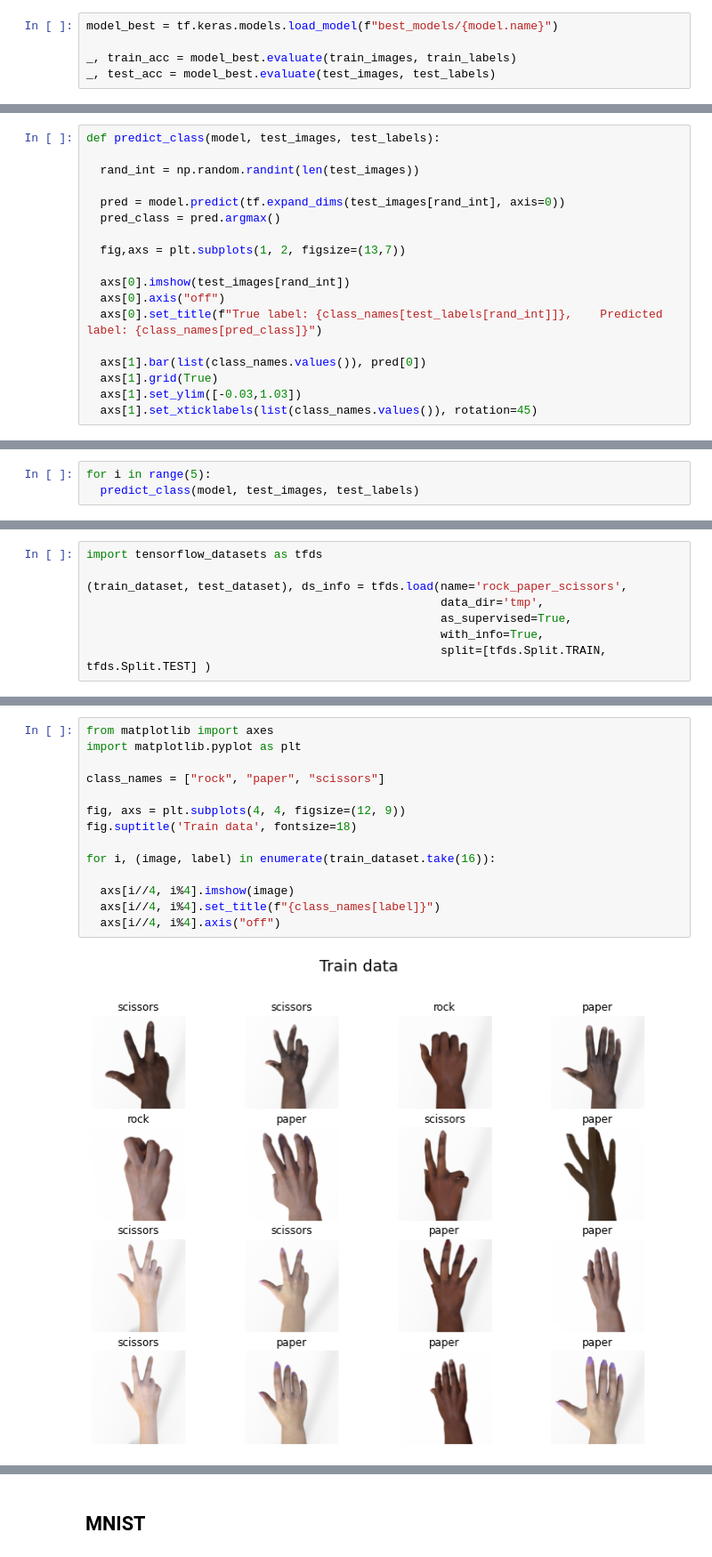
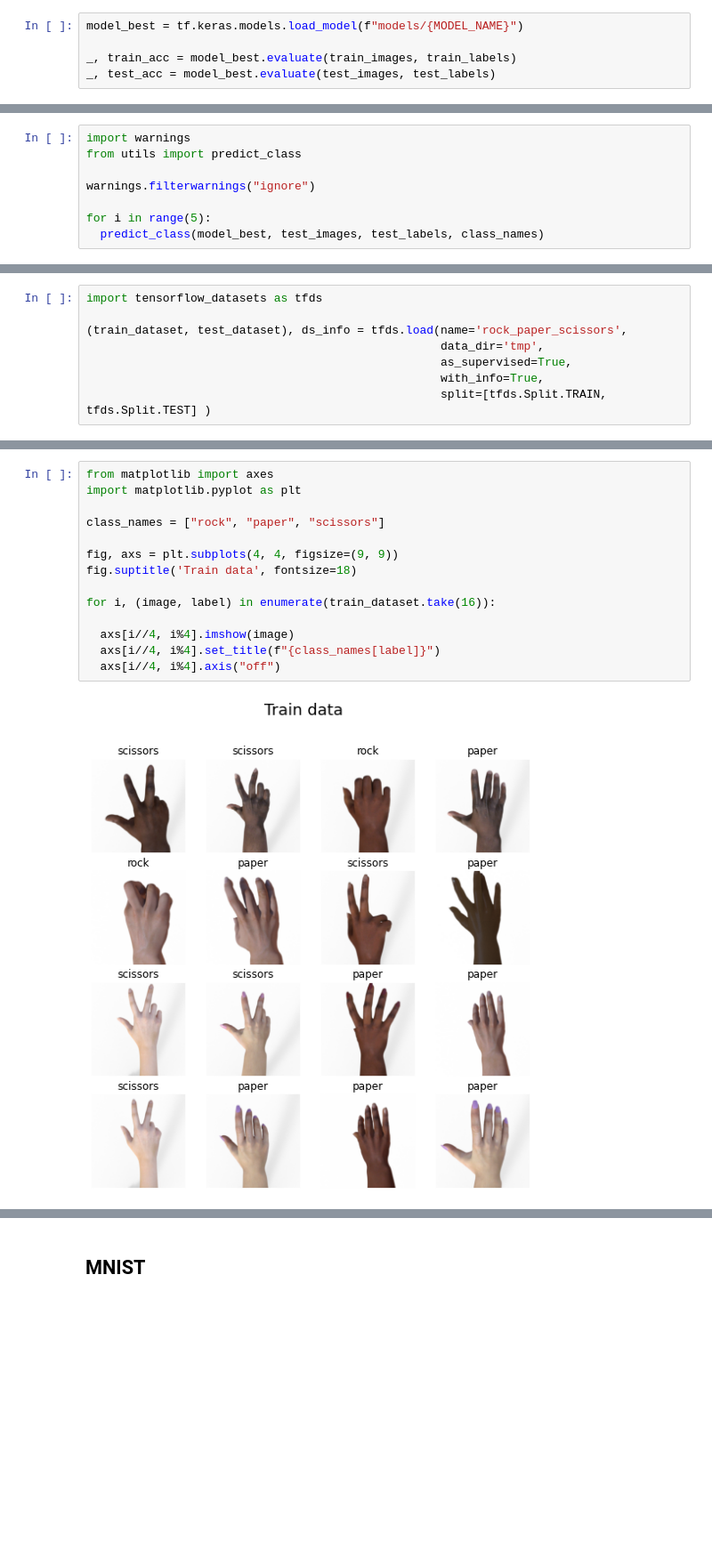
Before and after one commit to KornelWitkowski/TensorFlow-benchmarks, a Jupyter notebook: Image_classification.ipynb, the cells around one changed output, grey strips where cells are left out. Shown at 89% size. Saved outputs shown, nothing was run; the diff lists cells and outputs as text; blank space fills up the shorter version.

```diff
--- a/Image_classification.ipynb
+++ b/Image_classification.ipynb
@@ -94,7 +94,7 @@ INFO:tensorflow:Assets written to: best_models/model_mnist/assets
 # %% [markdown]
 ### Results
 # %%
-model_best = tf.keras.models.load_model(f"best_models/{model.name}")
+model_best = tf.keras.models.load_model(f"models/{MODEL_NAME}")
 
 _, train_acc = model_best.evaluate(train_images, train_labels)
 _, test_acc = model_best.evaluate(test_images, test_labels)
@@ -110,18 +109,0 @@ Test accuracy: 0.9085999727249146
-# %%
-def predict_class(model, test_images, test_labels):
-
-  rand_int = np.random.randint(len(test_images))
-
-  pred = model.predict(tf.expand_dims(test_images[rand_int], axis=0))
-  pred_class = pred.argmax()
-
-  fig,axs = plt.subplots(1, 2, figsize=(13,7))
-
-  axs[0].imshow(test_images[rand_int])
-  axs[0].axis("off")
-  axs[0].set_title(f"True label: {class_names[test_labels[rand_int]]},    Predicted label: {class_names[pred_class]}")
-
-  axs[1].bar(list(class_names.values()), pred[0])
-  axs[1].grid(True)
-  axs[1].set_ylim([-0.03,1.03])
-  axs[1].set_xticklabels(list(class_names.values()), rotation=45)
@@ -130,4 +110,9 @@ pred = model_best.predict(train_images)
 # %%
+import warnings
+from utils import predict_class
+
+warnings.filterwarnings("ignore")
+
 for i in range(5):
-  predict_class(model, test_images, test_labels)
+  predict_class(model_best, test_images, test_labels, class_names)
 # %% [output]
@@ -320,17 +313,17 @@ tfds.core.DatasetInfo(
 # %%
 from matplotlib import axes
 import matplotlib.pyplot as plt
 
 class_names = ["rock", "paper", "scissors"]
 
-fig, axs = plt.subplots(4, 4, figsize=(12, 9))
+fig, axs = plt.subplots(4, 4, figsize=(9, 9))
 fig.suptitle('Train data', fontsize=18)
 
 for i, (image, label) in enumerate(train_dataset.take(16)):
 
   axs[i//4, i%4].imshow(image)
   axs[i//4, i%4].set_title(f"{class_names[label]}")
   axs[i//4, i%4].axis("off")
 # %% [output]
-[figure, old version]
+[figure, new version]
 # %%
```
Also changed, not shown: parts of 54 cells of this notebook, 1 other file.
